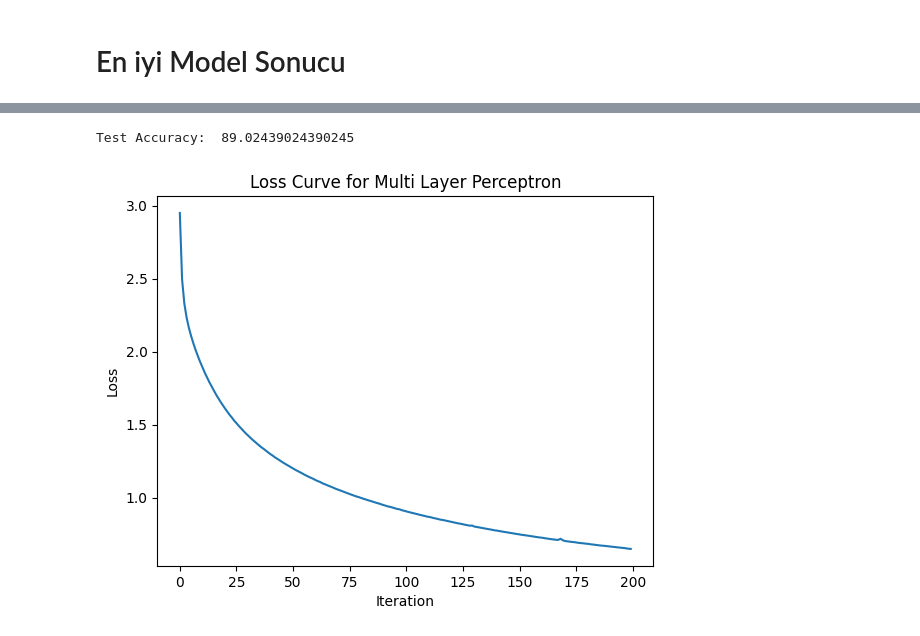
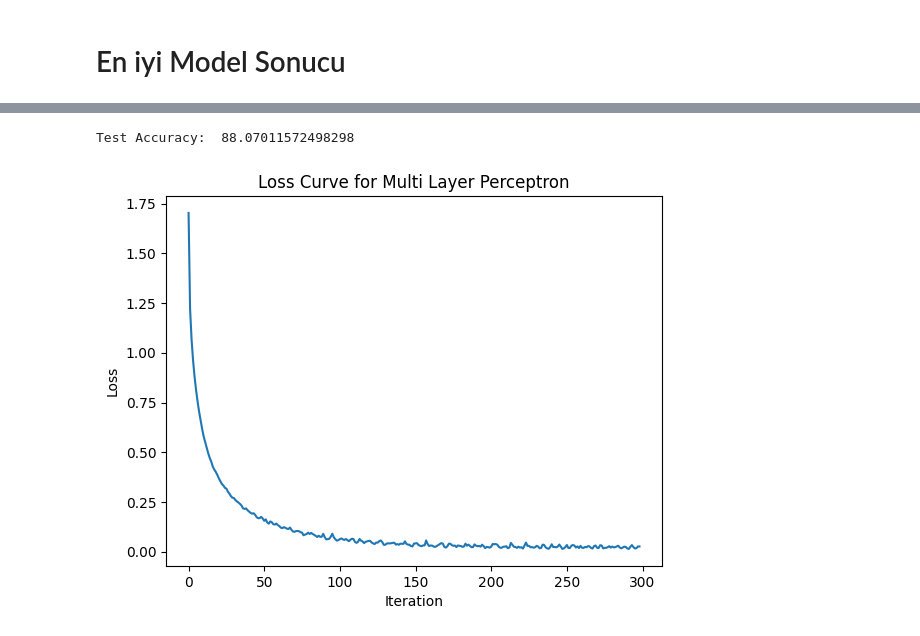
Before and after one commit to turhancan97/Number-and-Letter-Recognition, a Jupyter notebook: results.ipynb, the cells around one changed output, grey strips where cells are left out. Drawn from its saved outputs; the diff is of its cells as text; code cells hidden in the pictures.

```diff
--- a/results.ipynb
+++ b/results.ipynb
@@ -220,6 +225,6 @@ Test Accuracy:  61.447678992918966
 # %%
-svm_model = pickle.load(open('model/support_vector_machine.pkl', 'rb'))
-y_pred = svm_model.predict(test_x)
+dt_model = pickle.load(open('model/decision_tree.pkl', 'rb'))
+y_pred = dt_model.predict(test_x)
 print(classification_report(test_y, y_pred))
 # %% [output]
               precision    recall  f1-score   support
@@ -246,0 +259,4 @@ confusion_matrix_plot(test_y, y_pred, 'Confusion Matrix for Support Vector Machi
+# %%
+rf_model = pickle.load(open('model/random_forest.pkl', 'rb'))
+y_pred = rf_model.predict(test_x)
+print(classification_report(test_y, y_pred))
@@ -282,13 +322,13 @@ confusion_matrix_plot(test_y, y_pred, 'Confusion Matrix for Multi Layer Perceptr
 test_acc = accuracy_score(test_y, y_pred) * 100
 print('Test Accuracy: ', test_acc)
 # %% [output]
-Test Accuracy:  89.02439024390245
+Test Accuracy:  88.07011572498298
 # %%
-loss_values = mlp_model.loss_curve_
+loss_values = best_model.loss_curve_
 plt.plot(loss_values)
 plt.xlabel('Iteration')
 plt.ylabel('Loss')
 plt.title('Loss Curve for Multi Layer Perceptron')
 plt.show()
 # %% [output]
-[figure, old version]
+[figure, new version]
```
Also changed, not shown: parts of 25 cells of this notebook, 5 other files.
